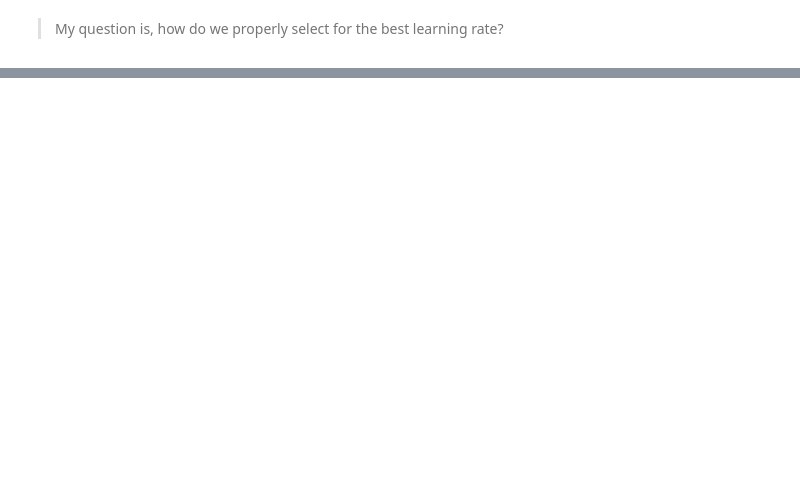
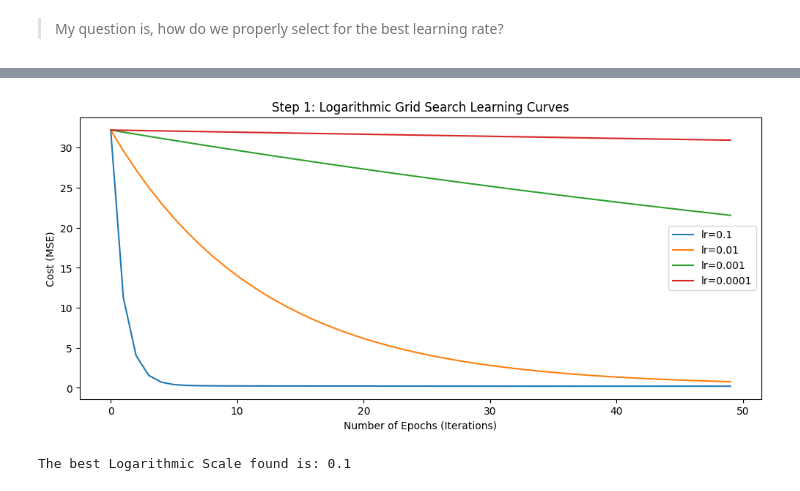
Before and after one commit to Gerum-Berhanu/linear-regression, a Jupyter notebook: playground/ply.ipynb, the cells around one changed output, grey strips where cells are left out. Cells and saved outputs as stored; diff of their text form; code cells hidden in the pictures; blank space fills up the shorter version.

Commit message:
update playground notebook: initial implementation of gradient descent

```diff
--- a/playground/ply.ipynb
+++ b/playground/ply.ipynb
@@ -88,15 +88,13 @@ def partial_m(X, Y, m, b):
     result = 0
     for x, y in zip(X, Y):
         result += x * (y - m*x - b)
-    result *= -2
-    return result
+    return (result * -2) / len(X)
 
 def partial_b(X, Y, m, b):
     result = 0
     for x, y in zip(X, Y):
         result += y - m*x - b
-    result *= -2
-    return result
+    return (result * -2) / len(X)
 # %%
 fixed_m = b1
 
@@ -138,0 +179,31 @@ n, c_s, c_q
+# %%
+learning_rates_to_test = [1.0, 0.1, 0.01, 0.001, 0.0001]
+best_log_lr = None
+min_log_cost = float('inf')
+
+plt.figure(figsize=(12, 5))
+
+# Loop over completely different scales of learning rates
+for lr in learning_rates_to_test:
+    hist, converged = run_gradient_descent(X, y, lr, epochs=50)
+
+    # Validation: If the cost didn't blow up and actually decreased initially, plot it!
+    if converged and len(hist) > 0 and (hist[-1] < hist[0] or np.isclose(hist[-1], hist[0])):
+        plt.plot(hist, label=f"lr={lr}")
+
+        # Save the learning rate that produced the smallest final mean squared error
+        if hist[-1] < min_log_cost:
+            min_log_cost = hist[-1]
+            best_log_lr = lr
+    else:
+        print(f"Warning: Learning rate {lr} was too high and completely DIVERGED!")
+
+# Add labels so we can see what's happening
+plt.title("Step 1: Logarithmic Grid Search Learning Curves")
+plt.xlabel("Number of Epochs (Iterations)")
+plt.ylabel("Cost (MSE)")
+plt.legend()
+plt.show()
+
+print(f"The best Logarithmic Scale found is: {best_log_lr}")
+# %% [output]
@@ -138,0 +212,2 @@ n, c_s, c_q
+[figure, added]
+The best Logarithmic Scale found is: 0.1
```
Also changed, not shown: parts of 9 cells of this notebook.
